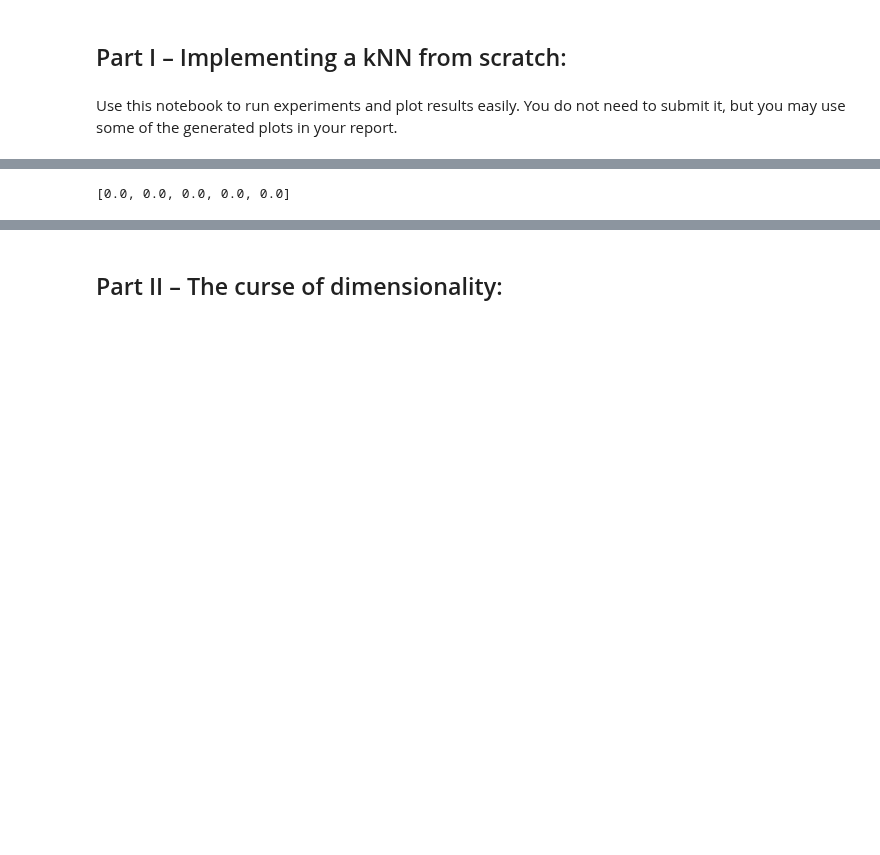
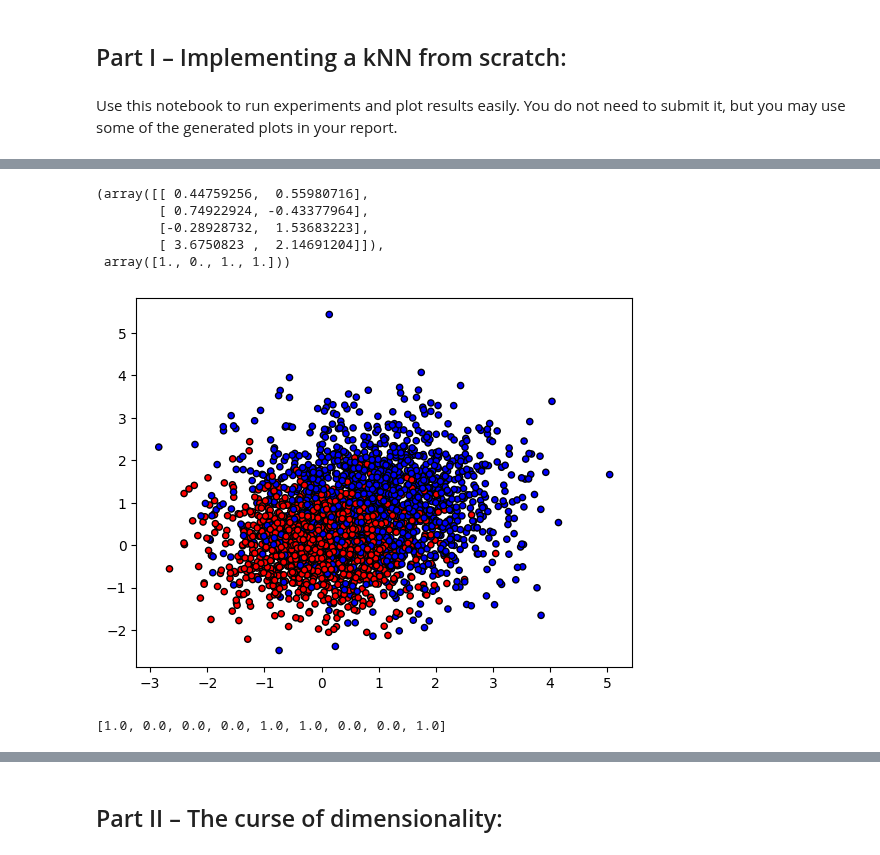
Before and after one commit to setrar/MALIS, a Jupyter notebook: projects/proj1/experiment.ipynb, the cells around one changed output, grey strips where cells are left out. Drawn from its saved outputs; the diff is of its cells as text; code cells hidden in the pictures; blank space fills up the shorter version.

```diff
--- a/projects/proj1/experiment.ipynb
+++ b/projects/proj1/experiment.ipynb
@@ -71,0 +14,2 @@ ValueError: not enough values to unpack (expected 2, got 1)
+# %%
+data_folder = 'data/'
@@ -71,0 +31,12 @@ ValueError: not enough values to unpack (expected 2, got 1)
+# %%
+
+X = training_ds[["X1", "X2"]].to_numpy()
+y = training_ds["y"].to_numpy()
+
+X[:,:][1:5], y[1:5]
+# %% [output]
+(array([[ 0.44759256,  0.55980716],
+        [ 0.74922924, -0.43377964],
+        [-0.28928732,  1.53683223],
+        [ 3.6750823 ,  2.14691204]]),
+ array([1., 0., 1., 1.]))
@@ -71,0 +49,8 @@ ValueError: not enough values to unpack (expected 2, got 1)
+# %%
+cmap_bold = ListedColormap(['#FF0000', '#00FF00', '#0000FF'])
+
+plt.figure()
+plt.scatter(X[:,0],X[:,1], c=y, cmap=cmap_bold, edgecolor='k', s=20)
+plt.show()
+# %% [output]
+[figure, added]
@@ -72,7 +62,7 @@ ValueError: not enough values to unpack (expected 2, got 1)
 # %%
-print(y_pred[0:5])
+print(y_pred[:][1:10])
 # %% [output]
-[0.0, 0.0, 0.0, 0.0, 0.0]
+[1.0, 0.0, 0.0, 0.0, 1.0, 1.0, 0.0, 0.0, 1.0]
 # %%
 # Manually checking the accuracy
 acc = clf.accuracy_score(y_test, y_pred)
```
Also changed, not shown: parts of 35 cells of this notebook, 4 other files.
